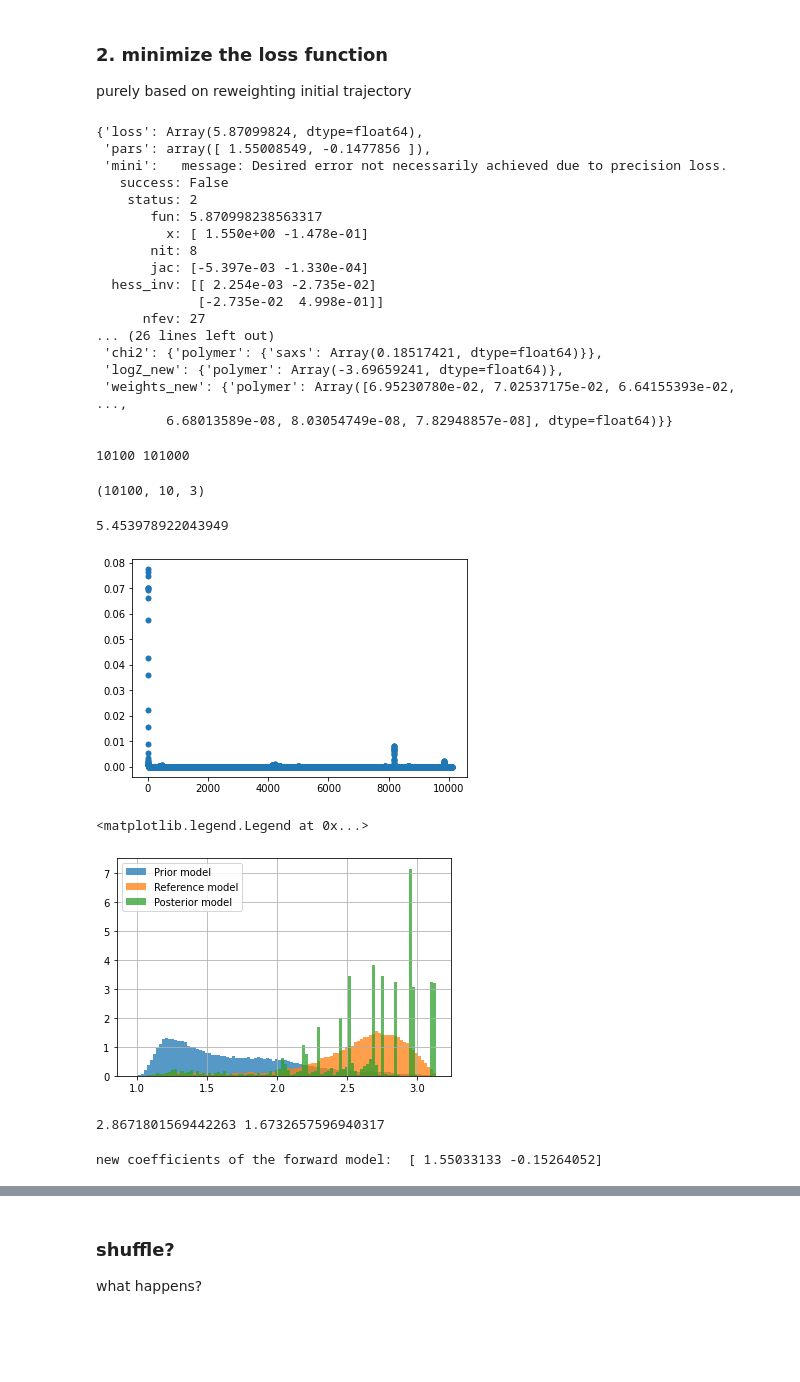
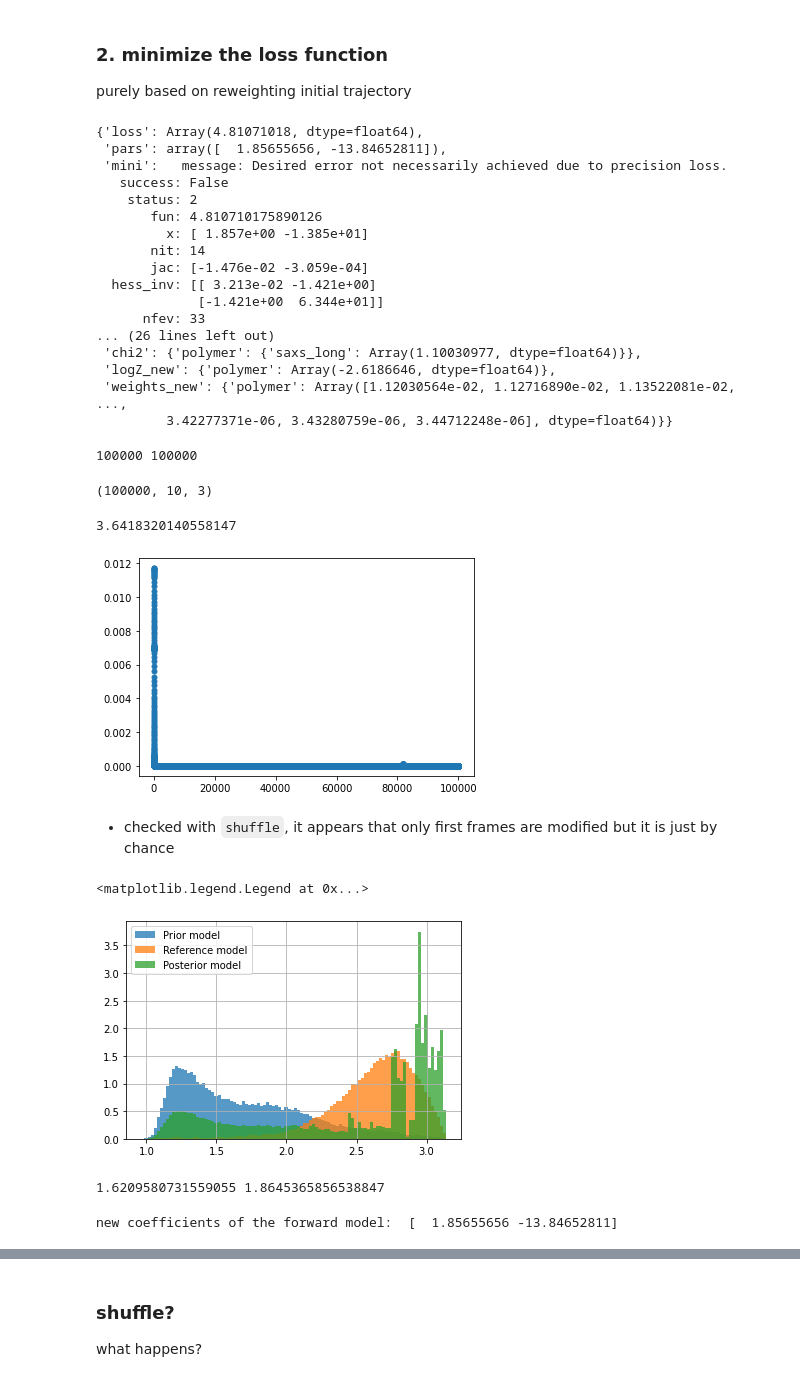
Before and after one commit to DavideDiVora/MD_refinement_on-the-fly, a Jupyter notebook: notebooks/reweighting_only.ipynb, the cells around one changed output, grey strips where cells are left out. Drawn from its saved outputs; the diff is of its cells as text; code cells hidden in the pictures; blank space fills up the shorter version.

Commit message:
reweighting only for long-time MD

```diff
--- a/notebooks/reweighting_only.ipynb
+++ b/notebooks/reweighting_only.ipynb
@@ -57,9 +57,9 @@ if is_run:
     smd_reference.run()
 # %%
 if not is_run:
-    with open("../data/prior.pkl", "rb") as file:
+    with open("../data/prior_long.pickle", "rb") as file:
         smd_prior = pickle.load(file)
-    with open("../data/test.pkl", "rb") as file:
+    with open("../data/test_long.pickle", "rb") as file:
         smd_reference = pickle.load(file)
 # %%
 vars(smd_prior).keys()
@@ -138,7 +144,7 @@ assert (smd_reference.q_SAXS == smd_prior.q_SAXS), 'error: mismatch on q_SAXS'
 # %%
 infos = {'global': {
     'path_directory': '../data_MDRefine',
-    'system_names': ['polymer'],
+    'system_names': ['polymer_longtime'],  # 'polymer' or 'polymer_longtime' for longer MD simulation
     'g_exp': ['saxs'],
     'forward_qs': ['saxs'],
     'forward_coeffs': 'original_fm_coeffs'  # np.array([1., 0.])
@@ -162,3 +164,8 @@ data.mol['polymer'].forward_qs['saxs'].shape
+# %%
+if list(data.mol.keys()) == ['polymer_longtime']:
+    data.mol['polymer'] = data.mol['polymer_longtime']
+    del data.mol['polymer_longtime']
+    data.properties.system_names = ['polymer']
 # %%
 vars(data.mol['polymer']).keys()
 # %% [output]
@@ -172,10 +179,10 @@ try with different regularizations for the coefficients of the forward model
 # %%
 def forward_model_regularization(coeffs, coeffs0):
     # L2 regularization
-    regularization = (coeffs[0] - coeffs0[0])**2 + (coeffs[1] - coeffs0[1])**2
+    # regularization = (coeffs[0] - coeffs0[0])**2 + (coeffs[1] - coeffs0[1])**2
 
     # regularization used in the thesis
-    # regularization = jnp.log(coeffs[0])
+    regularization = jnp.log(coeffs[0])
     return regularization
 
 regularization = {'forward_model_reg' : forward_model_regularization}
@@ -187,33 +194,33 @@ result = minimizer(data, regularization=regularization, alpha=1, gamma=1, if_pri
 # %%
 vars(result)
 # %% [output]
-{'loss': Array(5.87099824, dtype=float64),
- 'pars': array([ 1.55008549, -0.1477856 ]),
+{'loss': Array(4.81071018, dtype=float64),
+ 'pars': array([  1.85655656, -13.84652811]),
  'mini':   message: Desired error not necessarily achieved due to precision loss.
    success: False
     status: 2
-       fun: 5.870998238563317
-         x: [ 1.550e+00 -1.478e-01]
-       nit: 8
-       jac: [-5.397e-03 -1.330e-04]
-  hess_inv: [[ 2.254e-03 -2.735e-02]
-             [-2.735e-02  4.998e-01]]
-      nfev: 27
+       fun: 4.810710175890126
+         x: [ 1.857e+00 -1.385e+01]
+       nit: 14
+       jac: [-1.476e-02 -3.059e-04]
+  hess_inv: [[ 3.213e-02 -1.421e+00]
+             [-1.421e+00  6.344e+01]]
+      nfev: 33
 ... (26 lines left out)
- 'chi2': {'polymer': {'saxs': Array(0.18517421, dtype=float64)}},
- 'logZ_new': {'polymer': Array(-3.69659241, dtype=float64)},
- 'weights_new': {'polymer': Array([6.95230780e-02, 7.02537175e-02, 6.64155393e-02, ...,
-         6.68013589e-08, 8.03054749e-08, 7.82948857e-08], dtype=float64)}}
+ 'chi2': {'polymer': {'saxs_long': Array(1.10030977, dtype=float64)}},
+ 'logZ_new': {'polymer': Array(-2.6186646, dtype=float64)},
+ 'weights_new': {'polymer': Array([1.12030564e-02, 1.12716890e-02, 1.13522081e-02, ...,
+         3.42277371e-06, 3.43280759e-06, 3.44712248e-06], dtype=float64)}}
 # %%
 new_weights = result.weights_new['polymer']
 
 print(len(new_weights), len(smd_prior.angle[5]))
 # %% [output]
-10100 101000
+100000 100000
 # %%
 np.array([smd_prior.trajectory[i][1] for i in range(len(smd_prior.trajectory))]).shape
 # %% [output]
-(10100, 10, 3)
+(100000, 10, 3)
 # %%
 plt.plot(new_weights, '.')
 
@@ -222,27 +229,29 @@ dkl = np.sum(new_weights*np.log(new_weights/p0))
 
 print(dkl)
 # %% [output]
-5.453978922043949
+3.6418320140558147
-[figure, old version]
+[figure, new version]
+# %% [markdown]
+- checked with `shuffle`, it appears that only first frames are modified but it is just by chance
 # %%
 my_hist = {}
 
 out = plt.hist(smd_prior.angle[3], bins=100, density=True, alpha=0.75, label='Prior model')
 my_hist['prior'] = out[0]
 bins = out[1]  # only in this way you can compare distributions by computing the D_KL
 
 my_hist['reference'] = plt.hist(smd_reference.angle[3], bins=bins, density=True, alpha=0.75, label='Reference model')[0]
-my_hist['reweighted'] = plt.hist(smd_prior.angle[3][::10], weights=new_weights, bins=bins, density=True, alpha=0.75, label='Posterior model')[0]
+my_hist['reweighted'] = plt.hist(smd_prior.angle[3], weights=new_weights, bins=bins, density=True, alpha=0.75, label='Posterior model')[0]
 
 for k in my_hist.values():
     k /= np.sum(k)
 
 # plt.yscale('symlog')
 plt.grid()
 plt.legend()
 # %% [output]
 <matplotlib.legend.Legend at 0x...>
-[figure, old version]
+[figure, new version]
 # %%
 from my_tools import compute_dkl
 # %%
@@ -252,11 +261,11 @@ dkl2 = compute_dkl(my_hist['reference'], my_hist['prior'])
 
 print(dkl1, dkl2)
 # %% [output]
-2.8671801569442263 1.6732657596940317
+1.6209580731559055 1.8645365856538847
 # %%
 print('new coefficients of the forward model: ', result.pars)
 # %% [output]
-new coefficients of the forward model:  [ 1.55033133 -0.15264052]
+new coefficients of the forward model:  [  1.85655656 -13.84652811]
 # %%
 out_saxs = forward_model_fun(result.pars, data.mol['polymer'].forward_qs)['saxs']
 out_saxs_av = np.mean(out_saxs, axis=0)
```
Also changed, not shown: parts of 10 cells of this notebook.
